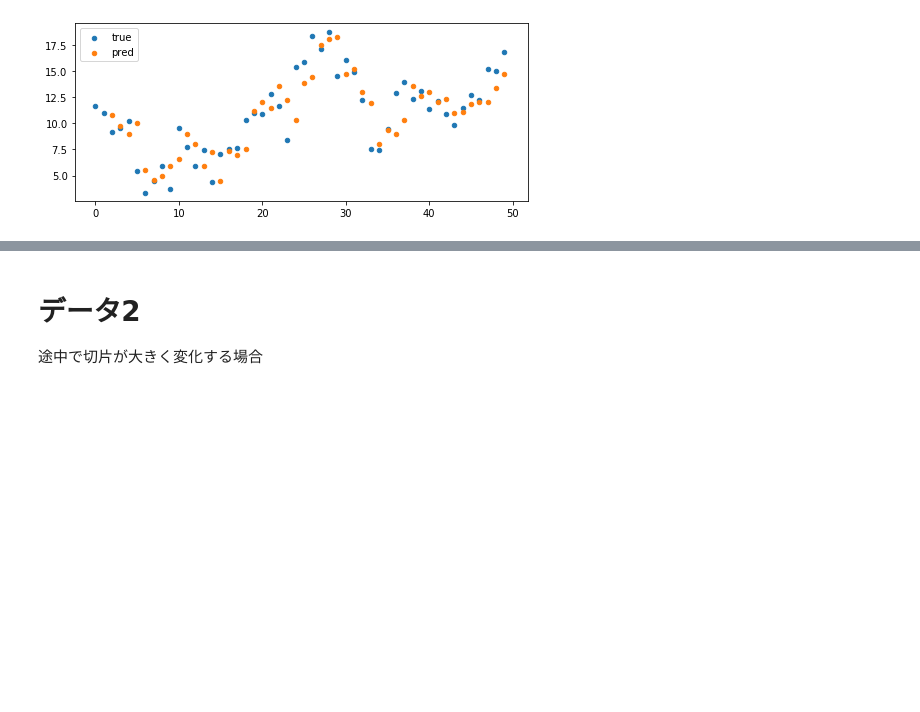
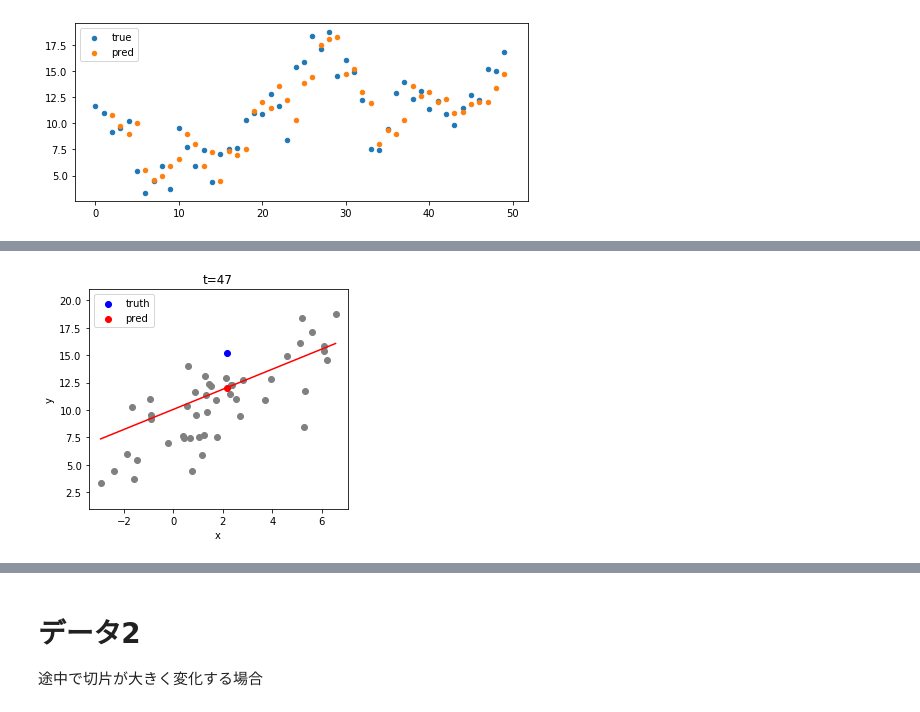
Before and after one commit to Hominine720202/StateSpaceModel, a Jupyter notebook: SimulateRegressionModel.ipynb, the cells around one changed output, grey strips where cells are left out. Drawn from its saved outputs; the diff is of its cells as text; code cells hidden in the pictures; blank space fills up the shorter version.

```diff
--- a/SimulateRegressionModel.ipynb
+++ b/SimulateRegressionModel.ipynb
@@ -199,0 +209,12 @@ plt.savefig('ss_pred.png')
+# %%
+mod = sm.tsa.UnobservedComponents(y, 'llevel', mle_regression=False, exog=x)
+res = mod.fit()
+display(res.summary())
+
+preds = res.get_prediction()
+res_df = preds.summary_frame()
+res_df.columns = ['y_pred', 'pred_se', 'lwr', 'upr']
+res_df['intercept'] = res.predicted_state[0, :n_sample]
+res_df['slope'] = res.predicted_state[1, :n_sample]
+
+res_df.head()
@@ -199,0 +245,23 @@ plt.savefig('ss_pred.png')
+# %%
+i = 47
+
+xx = np.array([x.min(), x.max()])
+
+fig, ax = plt.subplots(figsize=(4.5, 4))
+yy = xx * res_df.slope[i] + res_df.intercept[i]
+
+im1 = ax.scatter(x[:i], y[:i], color='gray')
+im2, = ax.plot(xx, yy, c='r')
+im3 = ax.scatter(x[i], y[i], c='b', label='truth')
+im4 = ax.scatter(x[i], res_df.y_pred[i], c='r', label='pred')
+
+ax.legend()
+ax.set_ylim(np.floor(y.min()) - 2 , np.ceil(y.max()) + 2)
+ax.set_xlabel('x')
+ax.set_ylabel('y')
+ax.set_title(f't={i}')
+
+plt.tight_layout()
+plt.savefig(f'ss_pred1_2_t{i}.png')
+# %% [output]
+[figure, added]
```
Also changed, not shown: parts of 9 cells of this notebook.
